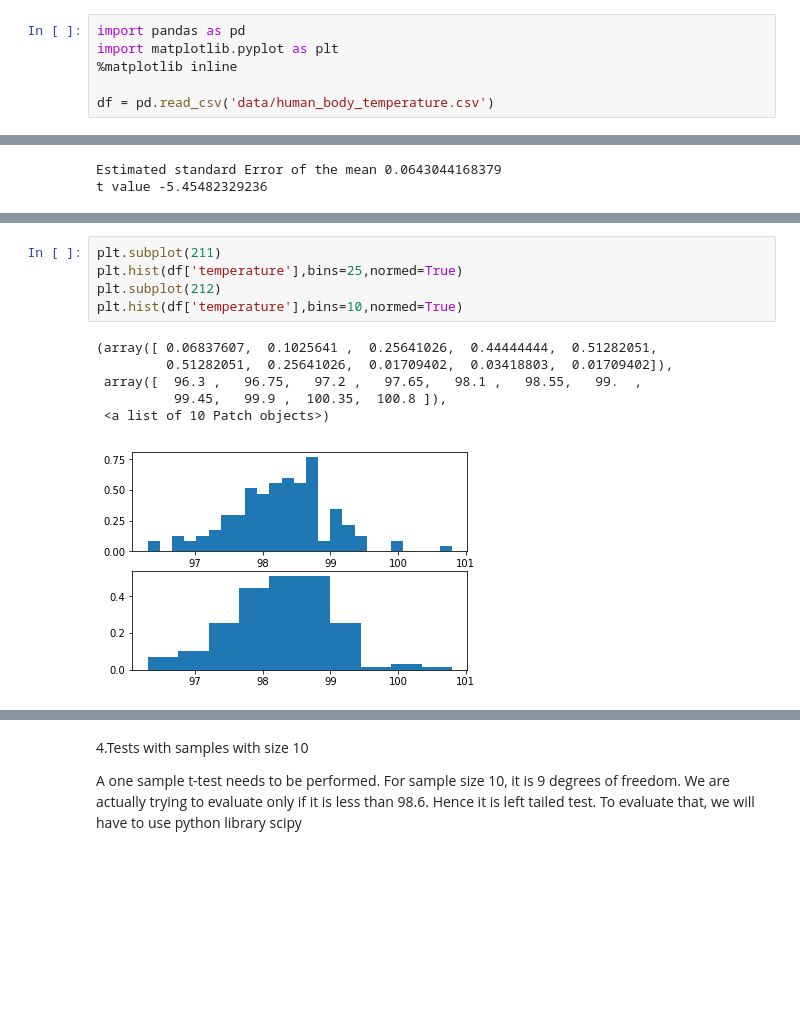
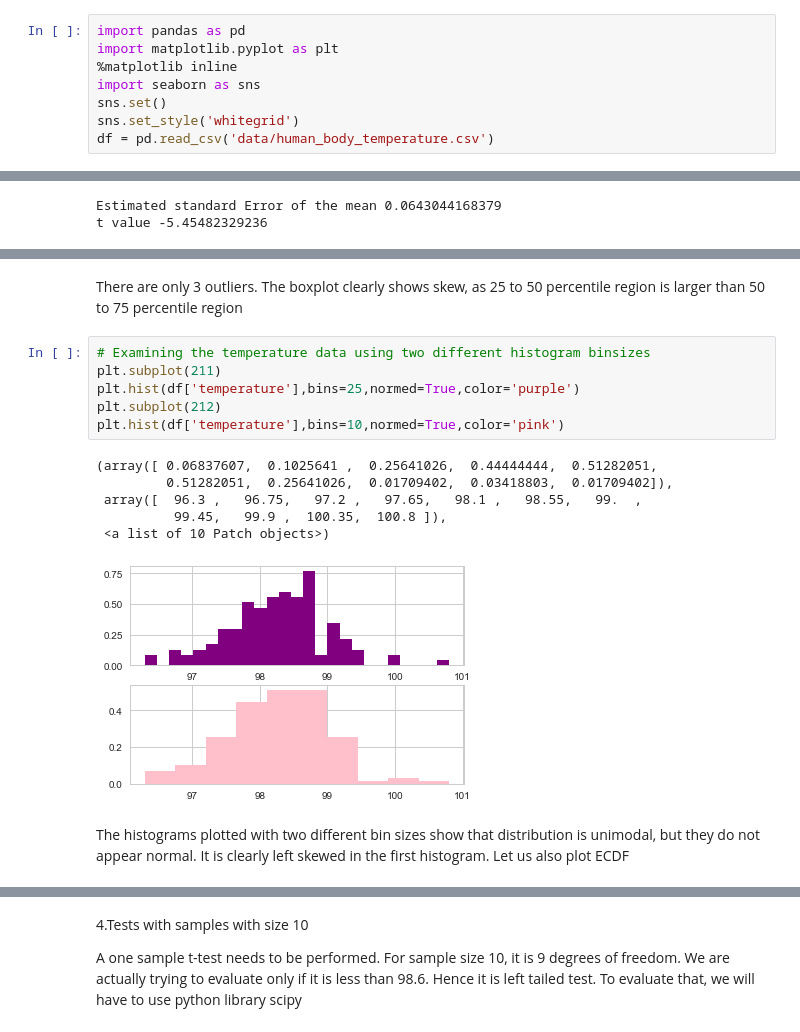
Before and after one commit to aparnack/data_science, a Jupyter notebook: exercises/human_temp/sliderule_dsi_inferential_statistics_exercise_1.ipynb, the cells around one changed output, grey strips where cells are left out. Saved outputs shown, nothing was run; the diff lists cells and outputs as text; blank space fills up the shorter version.

```diff
--- a/exercises/human_temp/sliderule_dsi_inferential_statistics_exercise_1.ipynb
+++ b/exercises/human_temp/sliderule_dsi_inferential_statistics_exercise_1.ipynb
@@ -60,7 +60,9 @@ You can include written notes in notebook cells using Markdown:
 import pandas as pd
 import matplotlib.pyplot as plt
 %matplotlib inline
-
+import seaborn as sns
+sns.set()
+sns.set_style('whitegrid')
 df = pd.read_csv('data/human_body_temperature.csv')
 # %%
 # Your work here.
@@ -109,13 +135,18 @@ There are only 3 outliers.
+# %% [markdown]
+There are only 3 outliers. The boxplot clearly shows skew, as 25 to 50 percentile region is larger than 50 to 75 percentile region
 # %%
+# Examining the temperature data using two different histogram binsizes
 plt.subplot(211)
-plt.hist(df['temperature'],bins=25,normed=True)
+plt.hist(df['temperature'],bins=25,normed=True,color='purple')
 plt.subplot(212)
-plt.hist(df['temperature'],bins=10,normed=True)
+plt.hist(df['temperature'],bins=10,normed=True,color='pink')
 # %% [output]
 (array([ 0.06837607,  0.1025641 ,  0.25641026,  0.44444444,  0.51282051,
          0.51282051,  0.25641026,  0.01709402,  0.03418803,  0.01709402]),
  array([  96.3 ,   96.75,   97.2 ,   97.65,   98.1 ,   98.55,   99.  ,
           99.45,   99.9 ,  100.35,  100.8 ]),
  <a list of 10 Patch objects>)
-[figure, old version]
+[figure, new version]
+# %% [markdown]
+The histograms plotted with two different bin sizes show that distribution is unimodal, but they do not appear normal. It is clearly left skewed in the first histogram. Let us also plot ECDF
 # %%
```
Also changed, not shown: parts of 38 cells of this notebook.
